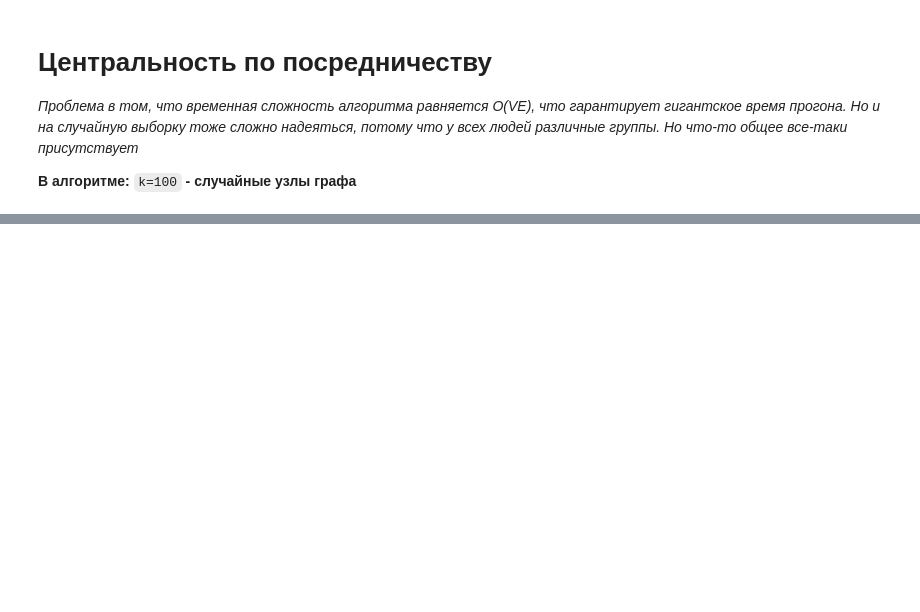
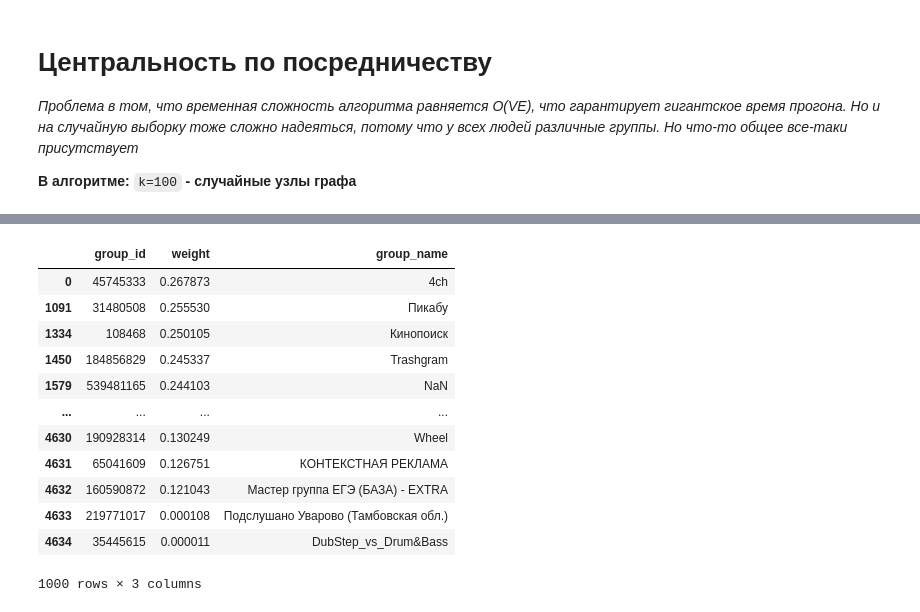
Before and after one commit to Dmitryq/ist, a Jupyter notebook: 2pr/vk_api_df.ipynb, the cells around one changed output, grey strips where cells are left out. Drawn from its saved outputs; the diff is of its cells as text; code cells hidden in the pictures; blank space fills up the shorter version.

```diff
--- a/2pr/vk_api_df.ipynb
+++ b/2pr/vk_api_df.ipynb
@@ -151,0 +201,9 @@ KeyboardInterrupt:
+# %%
+import random
+
+# Например, выбрать случайные 1000 узлов для оценки
+subset_nodes = random.sample(list(G1.nodes()), 1000)
+closeness_centrality_subset = {node: nx.closeness_centrality(G1, u=node) for node in subset_nodes}
+
+# Сортируем по значению центральности
+closeness_centrality_subset = sorted(closeness_centrality_subset.items(), key=lambda i: i[1], reverse=True)
@@ -151,0 +226,16 @@ KeyboardInterrupt:
+# %%
+map_df(closeness_centrality_subset).drop_duplicates()
+# %% [output]
+|  | group_id | weight | group_name |
+| 0 | 45745333 | 0.267873 | 4ch |
+| 1091 | 31480508 | 0.255530 | Пикабу |
+| 1334 | 108468 | 0.250105 | Кинопоиск |
+| 1450 | 184856829 | 0.245337 | Trashgram |
+| 1579 | 539481165 | 0.244103 | NaN |
+| ... | ... | ... | ... |
+| 4630 | 190928314 | 0.130249 | Wheel |
+| 4631 | 65041609 | 0.126751 | КОНТЕКСТНАЯ РЕКЛАМА |
+| 4632 | 160590872 | 0.121043 | Мастер группа ЕГЭ (БАЗА) - EXTRA |
+| 4633 | 219771017 | 0.000108 | Подслушано Уварово (Тамбовская обл.) |
+| 4634 | 35445615 | 0.000011 | DubStep_vs_Drum&Bass |
+1000 rows × 3 columns
```
Also changed, not shown: parts of 17 cells of this notebook.
